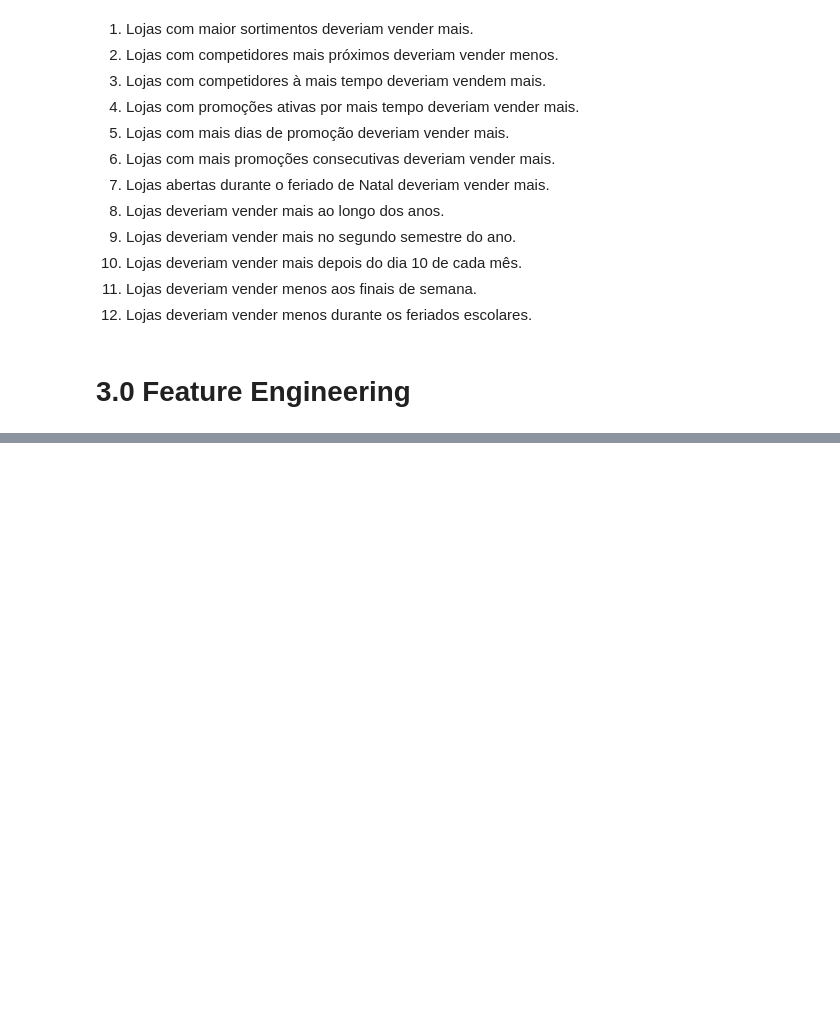
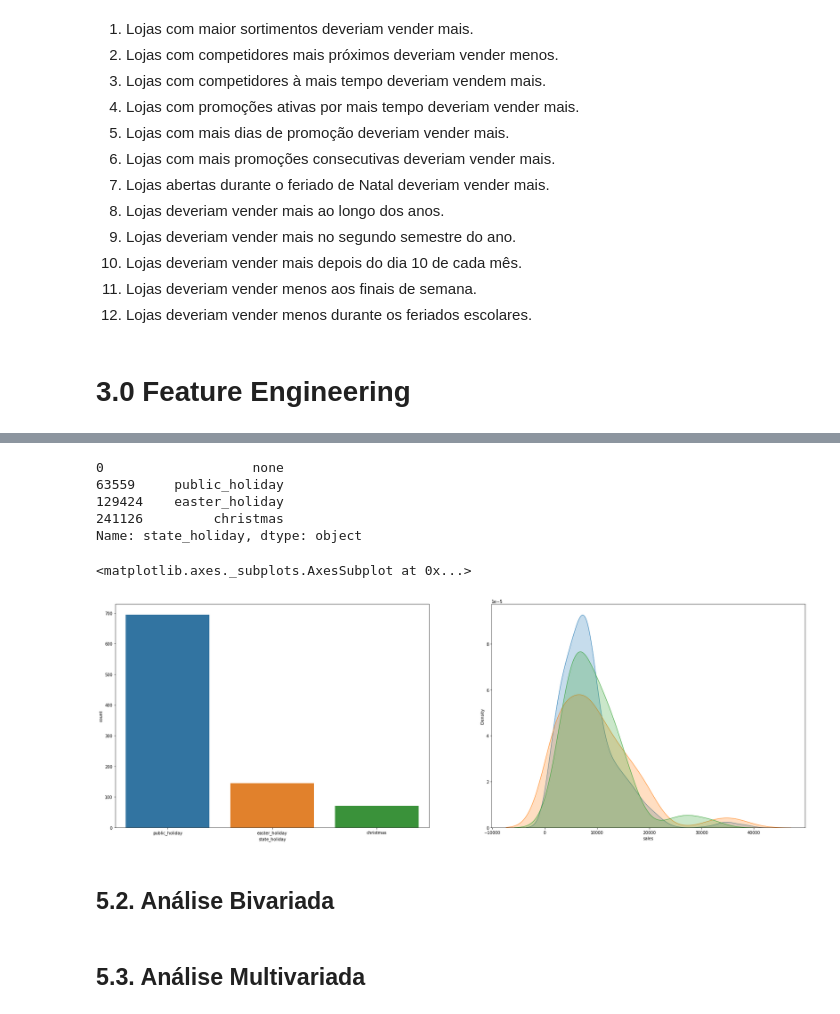
Before and after one commit to rvieira94/cds_03_ds_em_producao, a Jupyter notebook: ds_producao.ipynb, the cells around one changed output, grey strips where cells are left out. Saved outputs shown, nothing was run; the diff lists cells and outputs as text; code cells hidden in the pictures; blank space fills up the shorter version.

```diff
--- a/ds_producao.ipynb
+++ b/ds_producao.ipynb
@@ -440,0 +428,2 @@ fatal: pathspec '/content/drive/MyDrive/ColabNotebooks/ds_producao.ipynb' did no
+# %%
+df5 = df4.copy()
@@ -440,0 +453,30 @@ fatal: pathspec '/content/drive/MyDrive/ColabNotebooks/ds_producao.ipynb' did no
+# %%
+df5['state_holiday'].drop_duplicates()
+# %% [output]
+0                   none
+63559     public_holiday
+129424    easter_holiday
+241126         christmas
+Name: state_holiday, dtype: object
+# %%
+# state_holiday
+plt.subplot(1,2,1)
+a = df5[(df5['state_holiday'] != 'regular_day') & (df5['state_holiday'] != 'none')]
+sns.countplot(a['state_holiday'])
+
+plt.subplot(1,2,2)
+sns.kdeplot(df5[df5['state_holiday'] == 'public_holiday']['sales'], label='public_holiday', shade=True)
+sns.kdeplot(df5[df5['state_holiday'] == 'easter_holiday']['sales'], label='easter_holiday', shade=True)
+sns.kdeplot(df5[df5['state_holiday'] == 'christmas']['sales'], label='christmas', shade=True)
+
+# store_type
+# 25min
+
+# assortment
+# %% [output]
+<matplotlib.axes._subplots.AxesSubplot at 0x...>
+[figure, added]
+# %% [markdown]
+## 5.2. Análise Bivariada
+# %% [markdown]
+## 5.3. Análise Multivariada
```
Also changed, not shown: parts of 22 cells of this notebook.
